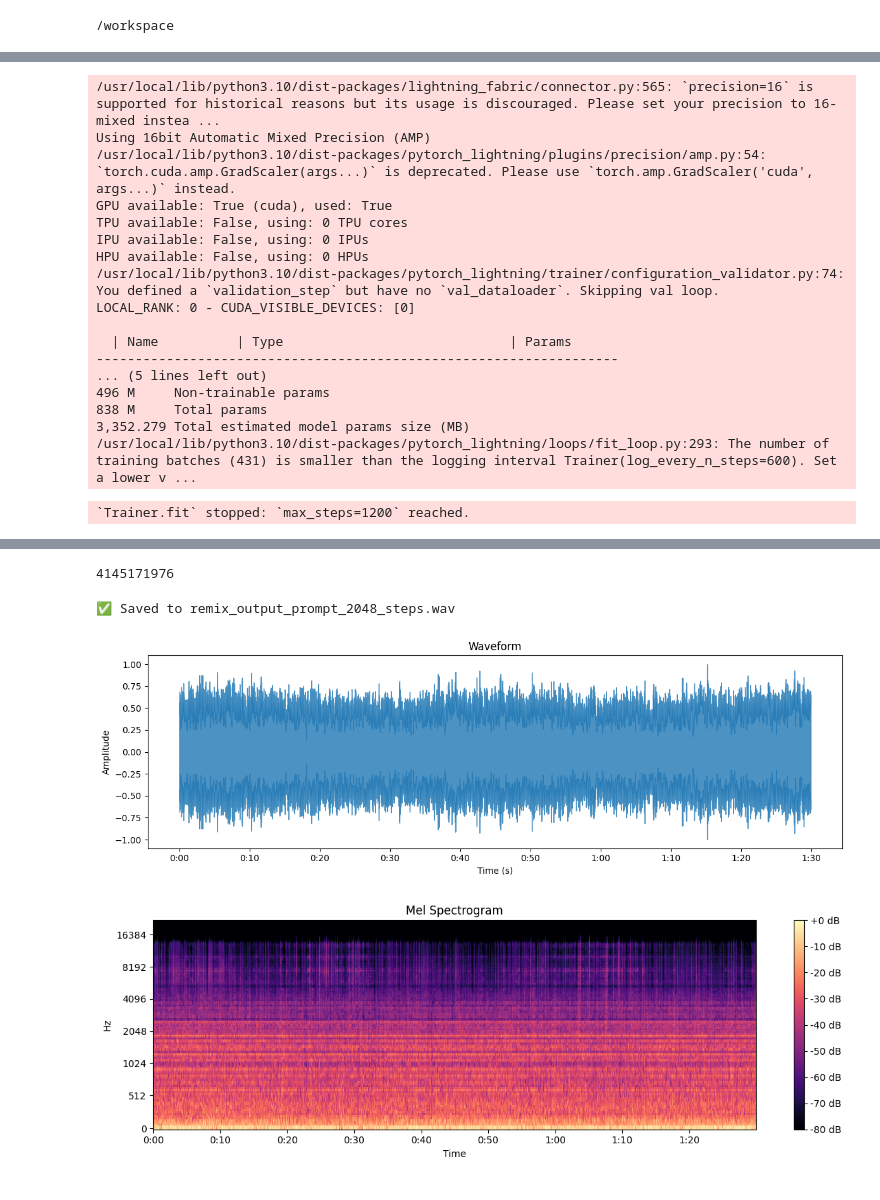
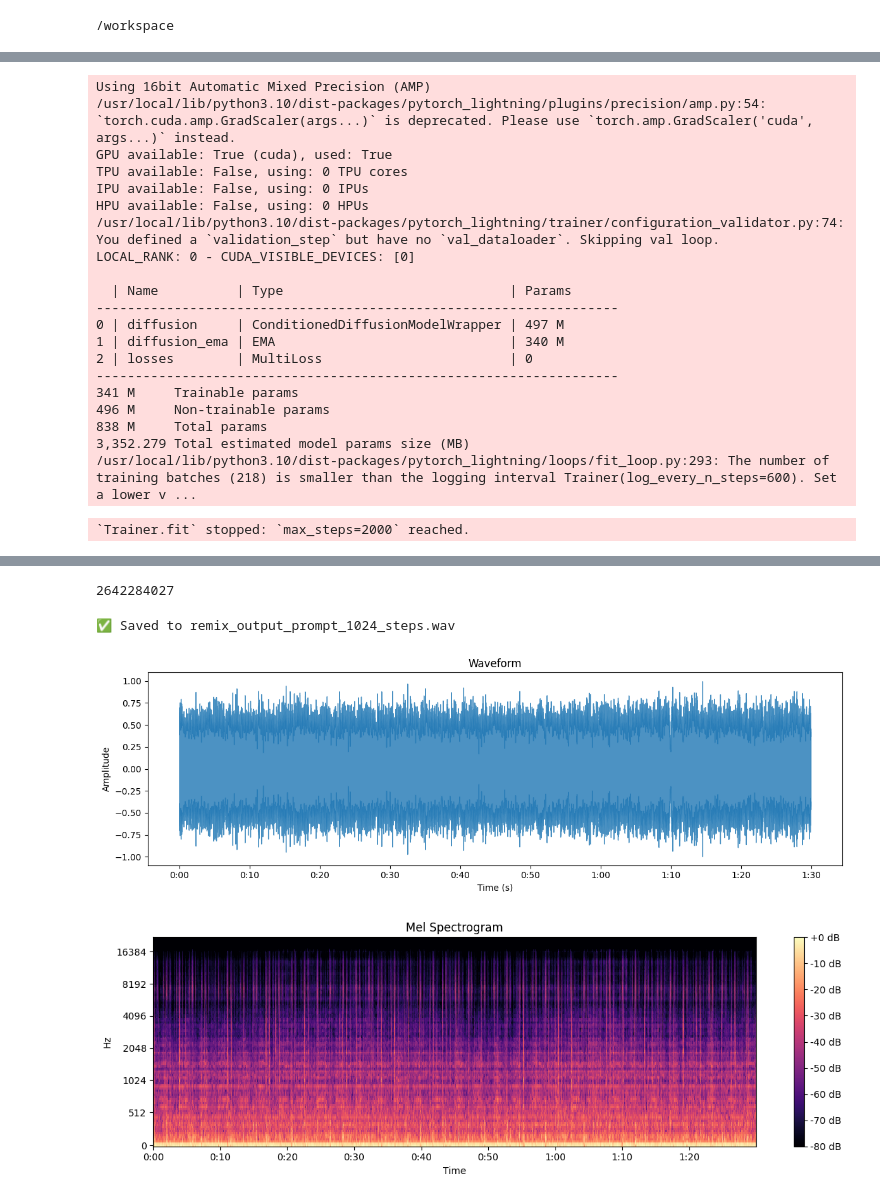
Before and after one commit to rsm-roguchi/cse253-assignment2, a Jupyter notebook: task4_stable.ipynb, the cells around one changed output, grey strips where cells are left out. Cells and saved outputs as stored; diff of their text form; code cells hidden in the pictures.

```diff
--- a/task4_stable.ipynb
+++ b/task4_stable.ipynb
@@ -165,7 +169,7 @@ training_wrapper = DiffusionCondTrainingWrapper(
 )
 
 trainer = pl.Trainer(
-    max_steps=10_000,                     # <-- total steps to train
+    max_steps=2000,                     # <-- total steps to train
     accumulate_grad_batches=2,          # <-- simulate larger batch
     precision='16-mixed',                        # <-- mixed precision (faster)
     log_every_n_steps=600,               # <-- print loss every 10 steps
@@ -182,7 +186,6 @@ training_wrapper.export_model("/workspace/stable-audio-tools/saved/final_model.p
 with open("/workspace/stable-audio-tools/saved/final_model_config.json", "w") as f:
     json.dump(model_config, f, indent=2)
 # %% [output]
-/usr/local/lib/python3.10/dist-packages/lightning_fabric/connector.py:565: `precision=16` is supported for historical reasons but its usage is discouraged. Please set your precision to 16-mixed instea ...
 Using 16bit Automatic Mixed Precision (AMP)
 /usr/local/lib/python3.10/dist-packages/pytorch_lightning/plugins/precision/amp.py:54: `torch.cuda.amp.GradScaler(args...)` is deprecated. Please use `torch.amp.GradScaler('cuda', args...)` instead.
 GPU available: True (cuda), used: True
@@ -194,12 +197,16 @@ LOCAL_RANK: 0 - CUDA_VISIBLE_DEVICES: [0]
 
   | Name          | Type                             | Params
 -------------------------------------------------------------------
-... (5 lines left out)
+0 | diffusion     | ConditionedDiffusionModelWrapper | 497 M
+1 | diffusion_ema | EMA                              | 340 M
+2 | losses        | MultiLoss                        | 0
+-------------------------------------------------------------------
+341 M     Trainable params
 496 M     Non-trainable params
 838 M     Total params
 3,352.279 Total estimated model params size (MB)
-/usr/local/lib/python3.10/dist-packages/pytorch_lightning/loops/fit_loop.py:293: The number of training batches (431) is smaller than the logging interval Trainer(log_every_n_steps=600). Set a lower v ...
+/usr/local/lib/python3.10/dist-packages/pytorch_lightning/loops/fit_loop.py:293: The number of training batches (218) is smaller than the logging interval Trainer(log_every_n_steps=600). Set a lower v ...
-`Trainer.fit` stopped: `max_steps=1200` reached.
+`Trainer.fit` stopped: `max_steps=2000` reached.
 # %%
 #import torch
 #import json
@@ -242,20 +249,26 @@ conditioning = [{
     "seconds_total": 90.0
 }]
 
+negative_conditioning =[{
+    'prompt': 'avoid repetition',
+    'seconds_total': 90.0
+}]
+
 DURATION_SEC = sum(p["seconds_total"] for p in conditioning)  # = 90
 SAMPLE_SIZE = int(SAMPLE_RATE * DURATION_SEC)  # = 3,969,000
 
 
 output = generate_diffusion_cond(
     model=model.to("cuda"),       # make 100% sure model is on GPU
-    steps=1024,
-    cfg_scale=6.0,
+    steps=2048,
+    cfg_scale=7.0,
     conditioning=conditioning,
+    negative_conditioning=negative_conditioning,
     sample_size=SAMPLE_SIZE,       # 9 seconds
     device="cuda"                 # force everything onto GPU
 )
 # %% [output]
-4145171976
+2642284027
 # %%
 import torchaudio
 from einops import rearrange
@@ -267,17 +280,17 @@ waveform = rearrange(output, "b c n -> c (b n)")
 # Peak normalize and convert to 16-bit PCM
 waveform = waveform.to(torch.float32).div(torch.max(torch.abs(waveform))).mul(32767).clamp(-32768, 32767).to(torch.int16).cpu()
 # %%
-torchaudio.save("remix_output_prompt_2048_steps.wav", waveform, sample_rate=44100)
-print("✅ Saved to remix_output_prompt_2048_steps.wav")
+torchaudio.save("remix_output_prompt_1024_steps.wav", waveform, sample_rate=44100)
+print("✅ Saved to remix_output_prompt_1024_steps.wav")
 # %% [output]
-✅ Saved to remix_output_prompt_2048_steps.wav
+✅ Saved to remix_output_prompt_1024_steps.wav
 # %%
 import librosa
 import librosa.display
 import matplotlib.pyplot as plt
 
 # Load your audio file
-audio_path = "remix_output_prompt_2048_steps.wav"
+audio_path = "remix_output_prompt_1024_steps.wav"
 y, sr = librosa.load(audio_path, sr=44100)
 
 # Plot waveform
@@ -289,26 +302,26 @@ plt.ylabel("Amplitude")
 plt.tight_layout()
 plt.show()
 # %% [output]
-[figure, old version]
+[figure, new version]
 # %%
 import librosa
 import librosa.display
 import matplotlib.pyplot as plt
 import numpy as np
 
 # Load your audio
-y, sr = librosa.load("remix_output_prompt_2048_steps.wav", sr=None)
+y, sr = librosa.load("remix_output_prompt_1024_steps.wav", sr=None)
 
 # Generate log-power Mel spectrogram
 S = librosa.feature.melspectrogram(y=y, sr=44100, n_fft=2048, hop_length=512, n_mels=128)
 log_S = librosa.power_to_db(S, ref=np.max)
 
 # Plot
 plt.figure(figsize=(12, 4))
 librosa.display.specshow(log_S, sr=sr, x_axis='time', y_axis='mel', cmap='magma')
 plt.colorbar(format='%+2.0f dB')
 plt.title("Mel Spectrogram")
 plt.tight_layout()
 plt.show()
 # %% [output]
-[figure, old version]
+[figure, new version]
```
Also changed, not shown: parts of 4 cells of this notebook, 43 other files.
